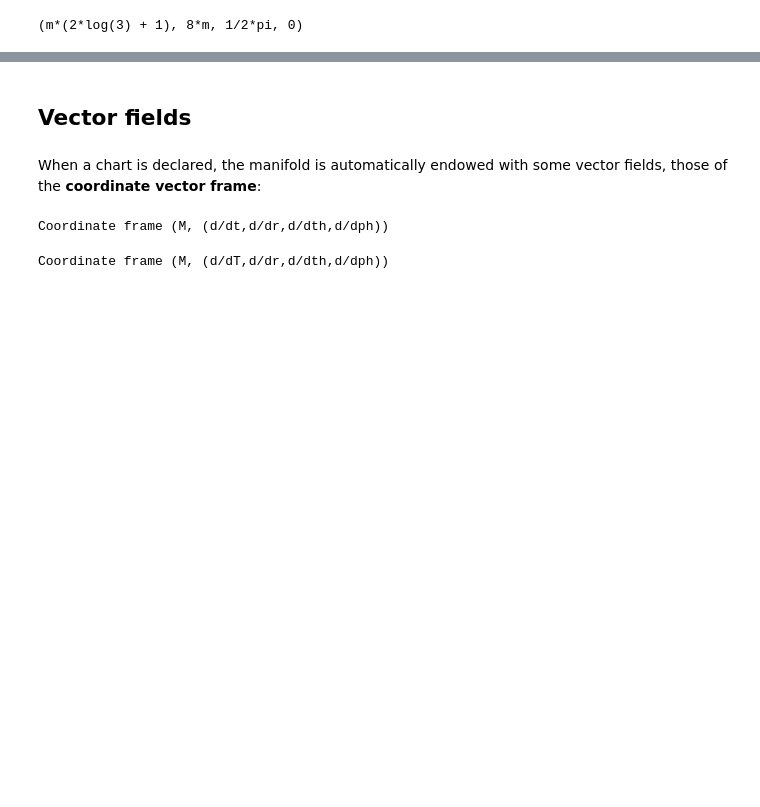
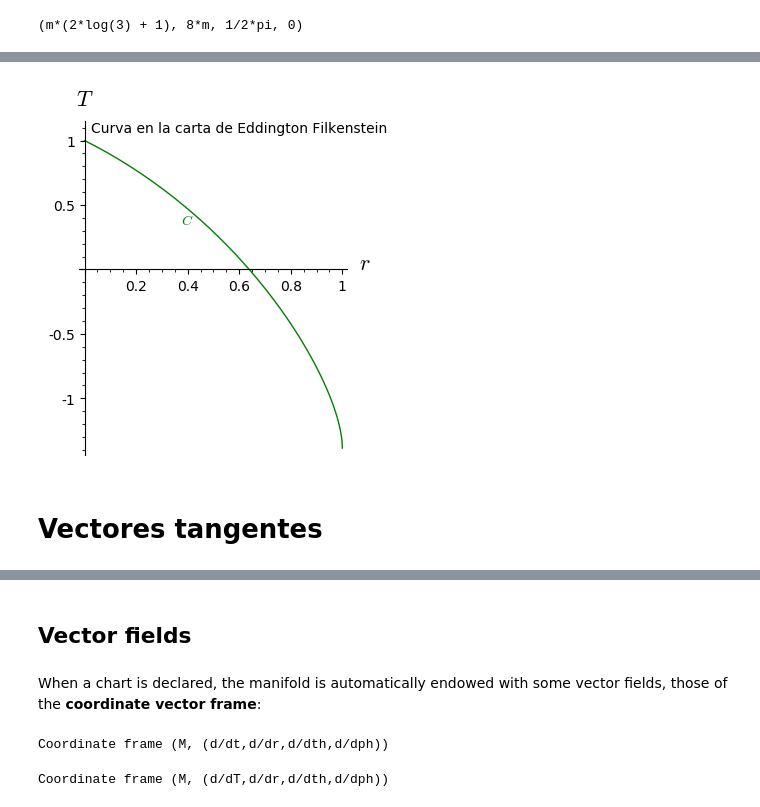
Before and after one commit to OmarUniverse/Tesis, a Jupyter notebook: demo_pseudo_Riemannian_Schwarzschild.ipynb, the cells around one changed output, grey strips where cells are left out. Drawn from its saved outputs; the diff is of its cells as text; code cells hidden in the pictures; blank space fills up the shorter version.

```diff
--- a/demo_pseudo_Riemannian_Schwarzschild.ipynb
+++ b/demo_pseudo_Riemannian_Schwarzschild.ipynb
@@ -160,0 +215,9 @@ plot1
+# %%
+M.set_default_chart(EF)
+M.set_default_chart(EF)
+c2 = M.curve({EF: list(SD_to_EF(sin(b),cos(b),pi/2,0))},(b, 0, pi/2), name='c_2')
+c2.plot(ambient_coords=(r,T),aspect_ratio=0.5,color='green',parameters={m:1})+text('$C$', (0.4,0.38),color='green')+ text('Curva en la carta de Eddington Filkenstein', (0.6,1.1),color='black')
+# %% [output]
+[figure, added]
+# %% [markdown]
+# Vectores tangentes
```
Also changed, not shown: parts of 25 cells of this notebook.
